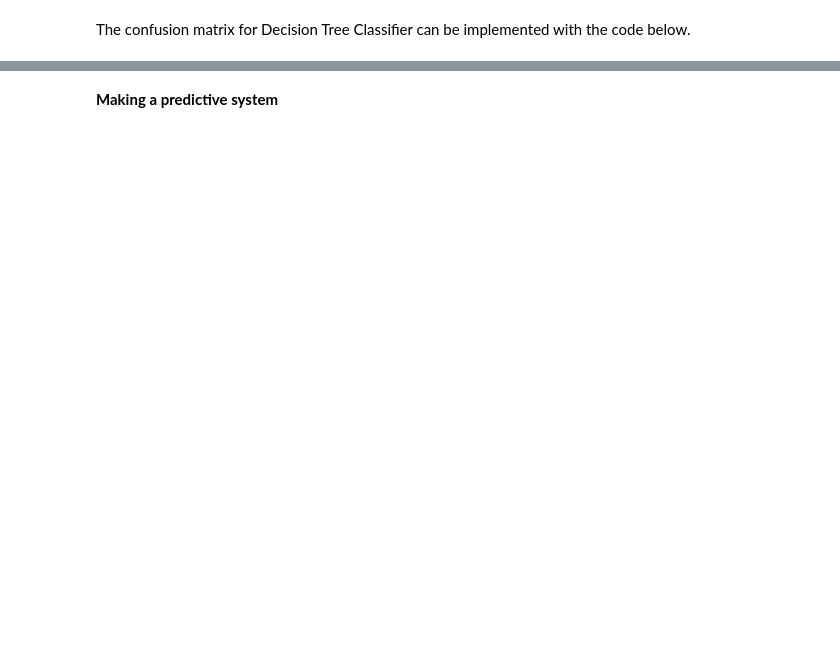
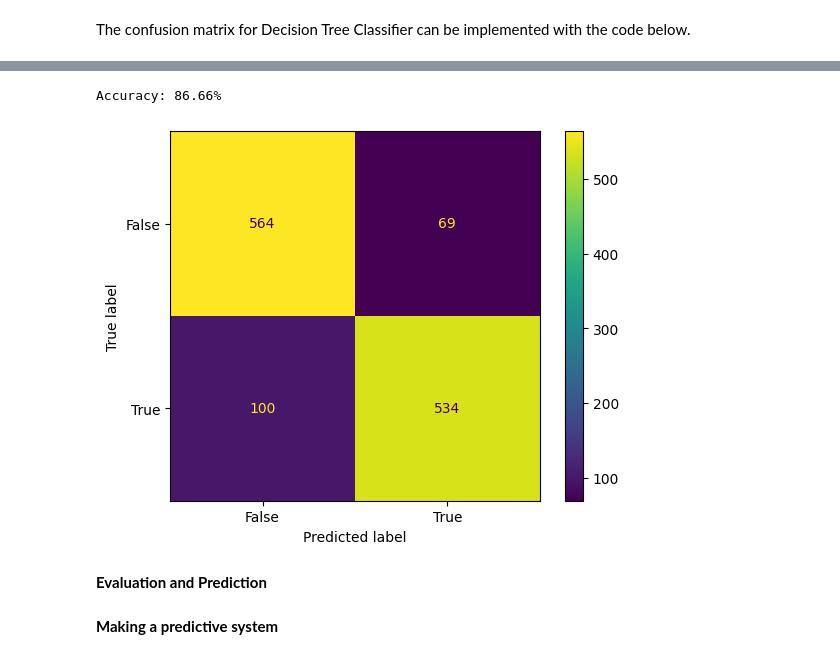
Before and after one commit to Yash-Barjatya/Fake_News_Detection, a Jupyter notebook: Fake_News_Detection.ipynb, the cells around one changed output, grey strips where cells are left out. Drawn from its saved outputs; the diff is of its cells as text; code cells hidden in the pictures; blank space fills up the shorter version.

```diff
--- a/Fake_News_Detection.ipynb
+++ b/Fake_News_Detection.ipynb
@@ -208,0 +218,15 @@ plt.show()
+# %%
+xgb_model = XGBClassifier(
+    learning_rate=0.001,         # Step size at each boosting iteration
+    n_estimators=1000,           # Number of boosting rounds (trees)
+    max_depth=10,                # Maximum depth of each decision tree
+    min_child_weight=1,          # Minimum sum of instance weight needed in a child
+    subsample=0.8,               # Fraction of samples used for fitting each tree
+    colsample_bytree=0.8,        # Fraction of features used for fitting each tree
+    objective='binary:logistic', # Objective function for binary classification
+    seed=42,                     # Random seed for reproducibility
+    gamma=0.01,                  # Minimum loss reduction required to make a further partition
+    reg_lambda=0.1               # L2 regularization term on weights
+)
+
+xgb_model.fit(tfidf_X_train, Y_train)
@@ -209,2 +245,22 @@ plt.show()
+# %%
+# make predictions for test data
+Y_pred_xgb = xgb_model.predict(tfidf_X_test)
+predictions = [round(value) for value in Y_pred_xgb]
+# evaluate predictions
+accuracy = accuracy_score(Y_test, predictions)
+print("Accuracy: %.2f%%" % (accuracy * 100.0))
+# %% [output]
+Accuracy: 86.66%
+# %%
+# Confusion matrix of Results from Passive Aggresive classification
+cm = metrics.confusion_matrix(Y_test, Y_pred_xgb)
+cm_display = metrics.ConfusionMatrixDisplay(confusion_matrix=cm,
+                                            display_labels=[False, True])
+cm_display.plot()
+plt.show()
+# %% [output]
+[figure, added]
+# %% [markdown]
+**Evaluation and Prediction**
 # %% [markdown]
 **Making a predictive system**
```
Also changed, not shown: parts of 59 cells of this notebook.
